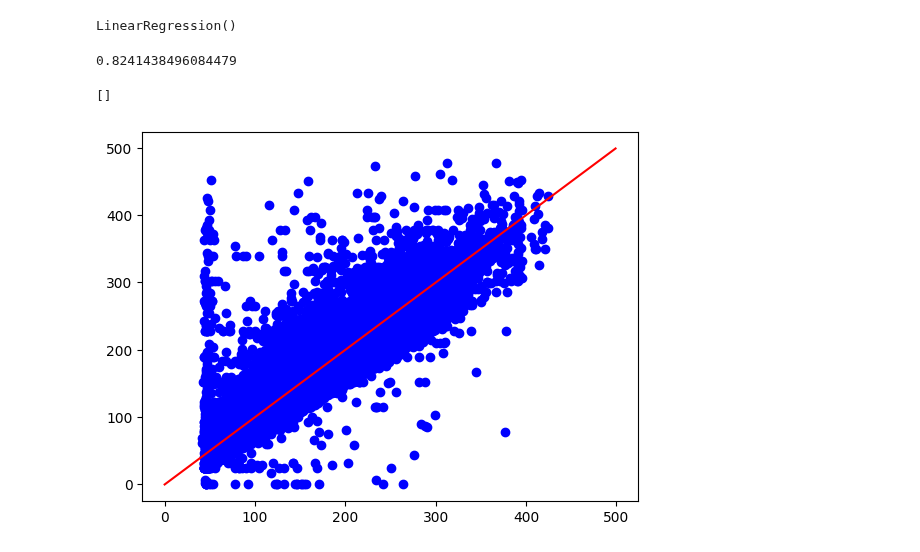
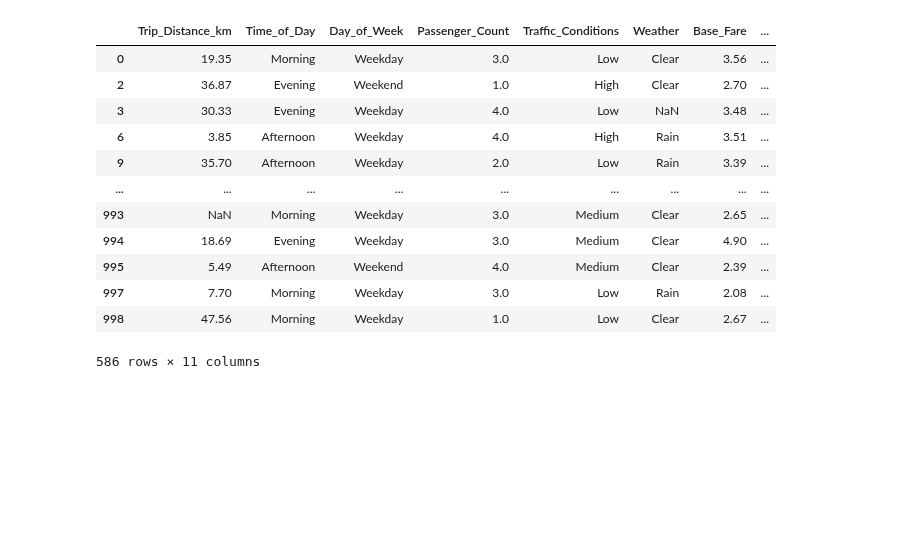
Before and after one commit to Ryan-S-S/Monitoria, a Jupyter notebook: Técnicas de Aprendizagem Diversas/Regressão linear/Regressão Linear - Taxi.ipynb, the cells around one changed output. Cells and saved outputs as stored; diff of their text form; code cells hidden in the pictures; blank space fills up the shorter version.

```diff
--- a/Técnicas de Aprendizagem Diversas/Regressão linear/Regressão Linear - Taxi.ipynb
+++ b/Técnicas de Aprendizagem Diversas/Regressão linear/Regressão Linear - Taxi.ipynb
@@ -97,7 +0,0 @@ Index(['trip_duration', 'distance_traveled', 'num_of_passengers', 'fare',
-# %%
-# Verificando as discrepância
-print("Discrepância :\n")
-for col in cols:
-    l_l , u_l = outlier_iqr(df_train,col)
-    print(col," : ",((df_train[col]<l_l)| (df_train[col]> u_l)).sum())
-    df_train[col] = df_train[col][~((df_train[col]<l_l)| (df_train[col]> u_l))]
@@ -217,6 +0,0 @@ X_train, X_test,y_train, y_test = train_test_split(X,y,test_size = 0.20 ,random_
-# %%
-from sklearn.linear_model import LinearRegression
-lr = LinearRegression()
-lr.fit(X_train, y_train)
-# %% [output]
-LinearRegression()
@@ -225,13 +1,41 @@ y_pred = lr.predict(X_test)
-# %%
-from sklearn.metrics import r2_score
-r2_score(y_test, y_pred)
-# %% [output]
-0.8241438496084479
-# %%
-import numpy as np
-plt.scatter(y_pred,y_test, c= "b")
-plt.plot(np.arange(0,500),np.arange(0,500), c= "r")
-plt.plot()
-# %% [output]
-[]
-[figure, removed]
+# %%
+import pandas as pd
+import numpy as np
+import matplotlib.pyplot as plt
+import seaborn as sns
+import torch
+from torch import nn, optim
+from torch.utils.data import Dataset, DataLoader, random_split
+from sklearn.preprocessing import StandardScaler, OneHotEncoder
+from sklearn.compose import ColumnTransformer
+from sklearn.impute import SimpleImputer
+from sklearn.pipeline import Pipeline
+
+# 1. Carregamento e Limpeza Inicial
+url = 'https://docs.google.com/spreadsheets/d/e/2PACX-1vSYXuQSSyD_gB6wUmZQEPMasncmKncWqtDSfBWz4s28PI6g6lY7JYt-mM7lF2m7onXkgPWFyg3F6l5i/pub?gid=127031286&single=true&output=csv'
+df = pd.read_csv(url)
+# %%
+# Correção crítica: Converter colunas que deveriam ser numéricas mas vieram como 'object'
+cols_to_fix = ['Trip_Distance_km', 'Trip_Price']
+for col in cols_to_fix:
+    # Tornar as colunas numéricas, removendo caracteres não numéricos
+    df[col] = pd.to_numeric(df[col].astype(str).str.replace(r'[^\d.]', '', regex=True), errors='coerce')
+
+# Remover apenas linhas onde o alvo (Trip_Price) é nulo, pois não podemos treinar sem ele
+df = df.dropna(subset=['Trip_Price'])
+
+df
+# %% [output]
+|  | Trip_Distance_km | Time_of_Day | Day_of_Week | Passenger_Count | Traffic_Conditions | Weather | Base_Fare | ... |
+| 0 | 19.35 | Morning | Weekday | 3.0 | Low | Clear | 3.56 | ... |
+| 2 | 36.87 | Evening | Weekend | 1.0 | High | Clear | 2.70 | ... |
+| 3 | 30.33 | Evening | Weekday | 4.0 | Low | NaN | 3.48 | ... |
+| 6 | 3.85 | Afternoon | Weekday | 4.0 | High | Rain | 3.51 | ... |
+| 9 | 35.70 | Afternoon | Weekday | 2.0 | Low | Rain | 3.39 | ... |
+| ... | ... | ... | ... | ... | ... | ... | ... | ... |
+| 993 | NaN | Morning | Weekday | 3.0 | Medium | Clear | 2.65 | ... |
+| 994 | 18.69 | Evening | Weekday | 3.0 | Medium | Clear | 4.90 | ... |
+| 995 | 5.49 | Afternoon | Weekend | 4.0 | Medium | Clear | 2.39 | ... |
+| 997 | 7.70 | Morning | Weekday | 3.0 | Low | Rain | 2.08 | ... |
+| 998 | 47.56 | Morning | Weekday | 1.0 | Low | Clear | 2.67 | ... |
+586 rows × 11 columns
```
Also changed, not shown: parts of 26 cells of this notebook, 33 other files.
